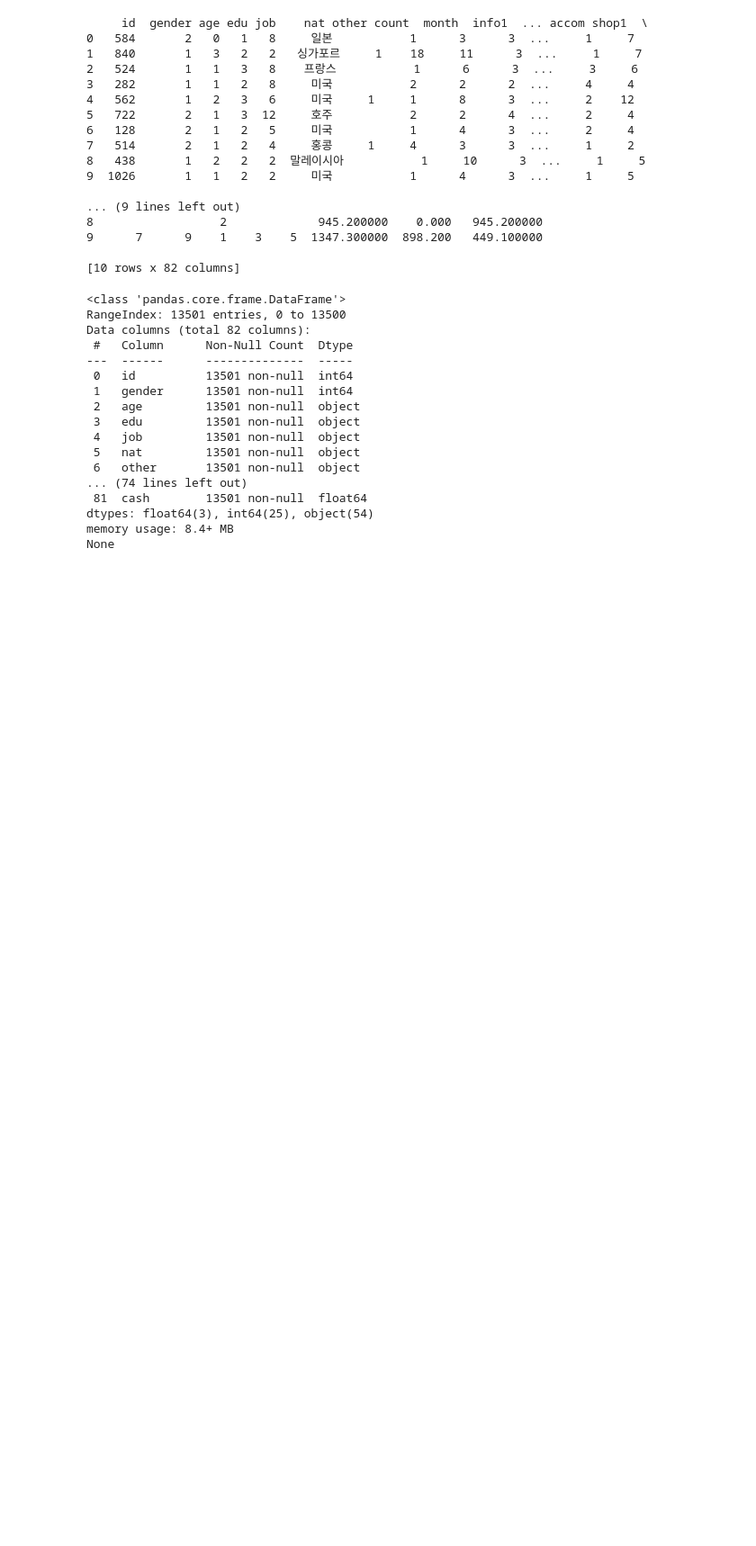
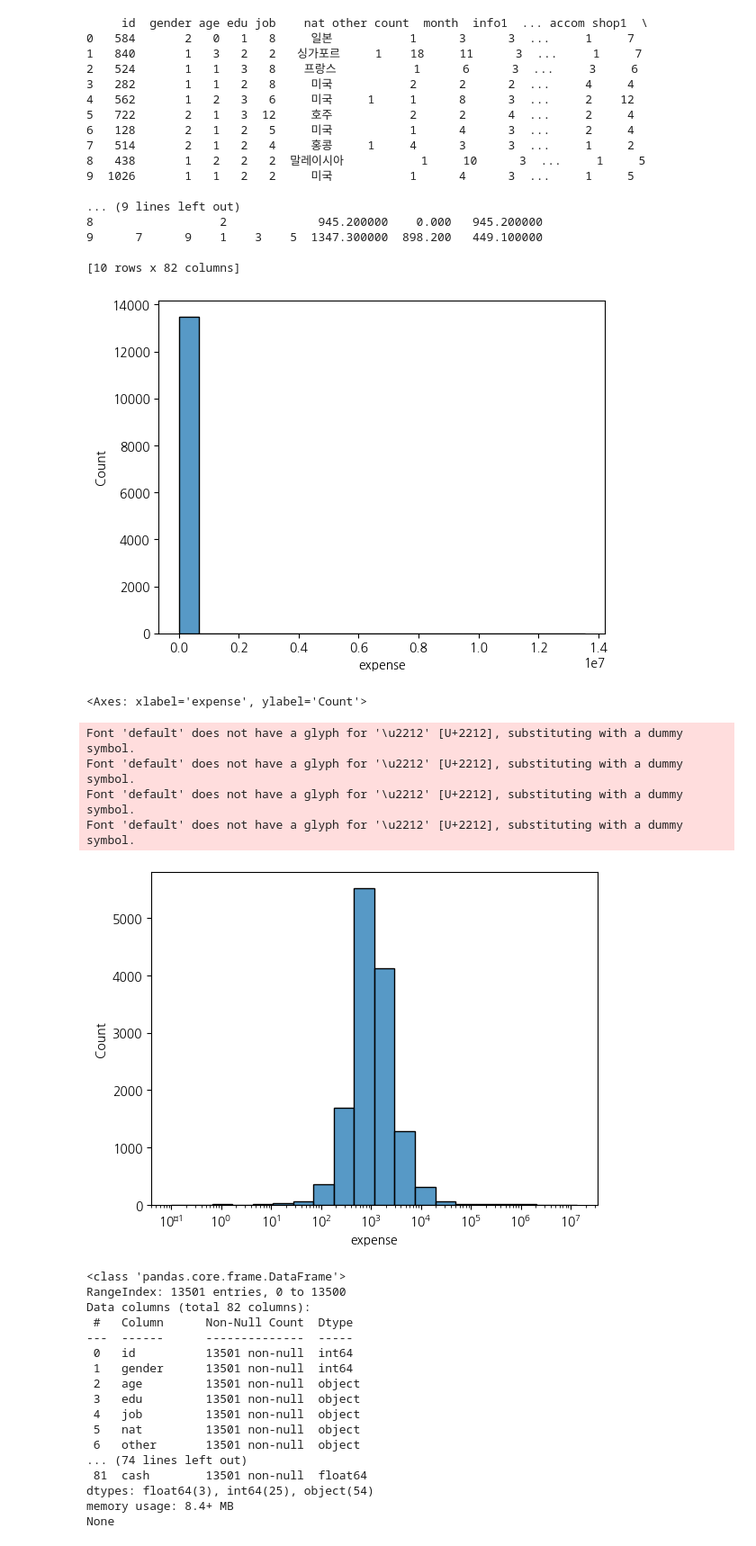
Before and after one commit to vhf1030/wanted-potenup, a Jupyter notebook: project1.ipynb, the cells around one changed output. Shown at 90% size. Cells and saved outputs as stored; diff of their text form; code cells hidden in the pictures; blank space fills up the shorter version.

```diff
--- a/project1.ipynb
+++ b/project1.ipynb
@@ -34,6 +41,18 @@ print(ftour[:10])
 9      7      9    1    3    5  1347.300000  898.200   449.100000
 
 [10 rows x 82 columns]
+# %%
+sns.histplot(data=ftour, x="expense", log_scale=False, bins=20)
+plt.show()
+sns.histplot(data=ftour, x="expense", log_scale=True, bins=20)
+# %% [output]
+[figure, added]
+<Axes: xlabel='expense', ylabel='Count'>
+Font 'default' does not have a glyph for '\u2212' [U+2212], substituting with a dummy symbol.
+Font 'default' does not have a glyph for '\u2212' [U+2212], substituting with a dummy symbol.
+Font 'default' does not have a glyph for '\u2212' [U+2212], substituting with a dummy symbol.
+Font 'default' does not have a glyph for '\u2212' [U+2212], substituting with a dummy symbol.
+[figure, added]
 # %%
 print(ftour.info())
 # %% [output]
```
Also changed, not shown: parts of 18 cells of this notebook, 3 other files.
